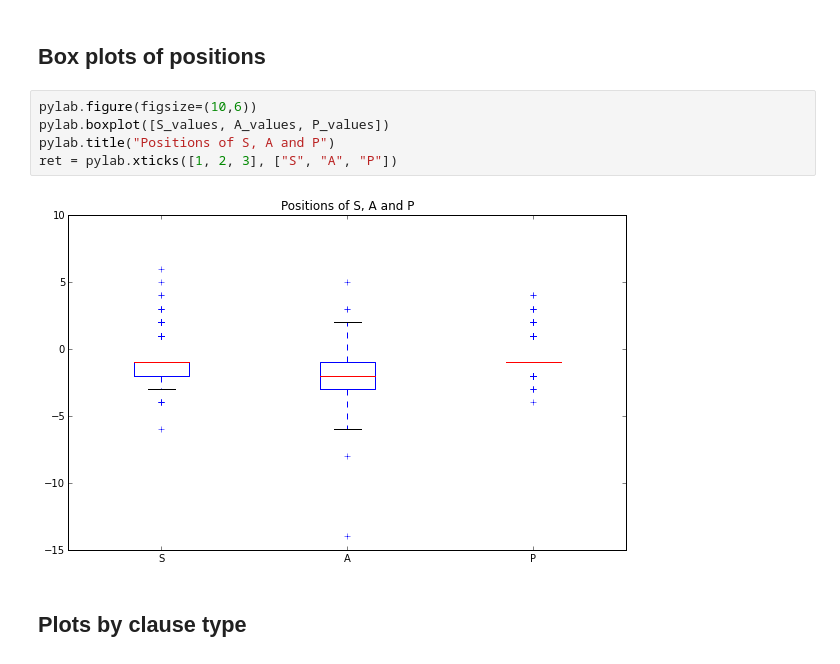
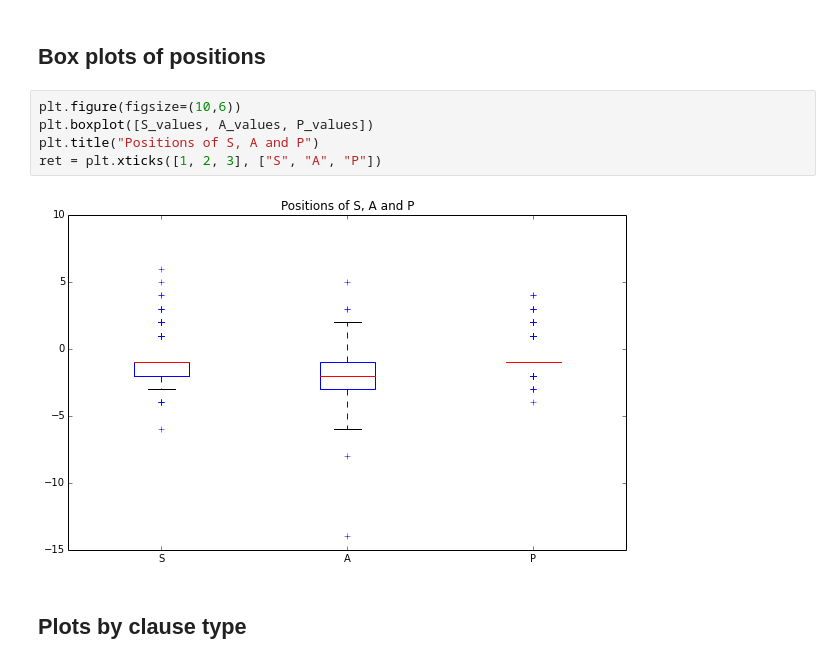
Before and after one commit to pbouda/notebooks, a Jupyter notebook: Diana Hinuq Word Order.ipynb, the cells around one changed output. Cells and saved outputs as stored; diff of their text form.

```diff
--- a/Diana Hinuq Word Order.ipynb
+++ b/Diana Hinuq Word Order.ipynb
@@ -87,12 +90,12 @@ ret = axs[2].set_title("Positions of P")
 # %% [markdown]
 ## Box plots of positions
 # %%
-pylab.figure(figsize=(10,6))
-pylab.boxplot([S_values, A_values, P_values])
-pylab.title("Positions of S, A and P")
-ret = pylab.xticks([1, 2, 3], ["S", "A", "P"])
+plt.figure(figsize=(10,6))
+plt.boxplot([S_values, A_values, P_values])
+plt.title("Positions of S, A and P")
+ret = plt.xticks([1, 2, 3], ["S", "A", "P"])
 # %% [output]
-[figure, old version]
+[figure, new version]
 # %% [markdown]
 ## Plots by clause type
 # %%
```
Also changed, not shown: parts of 4 cells of this notebook, 1 other file.
